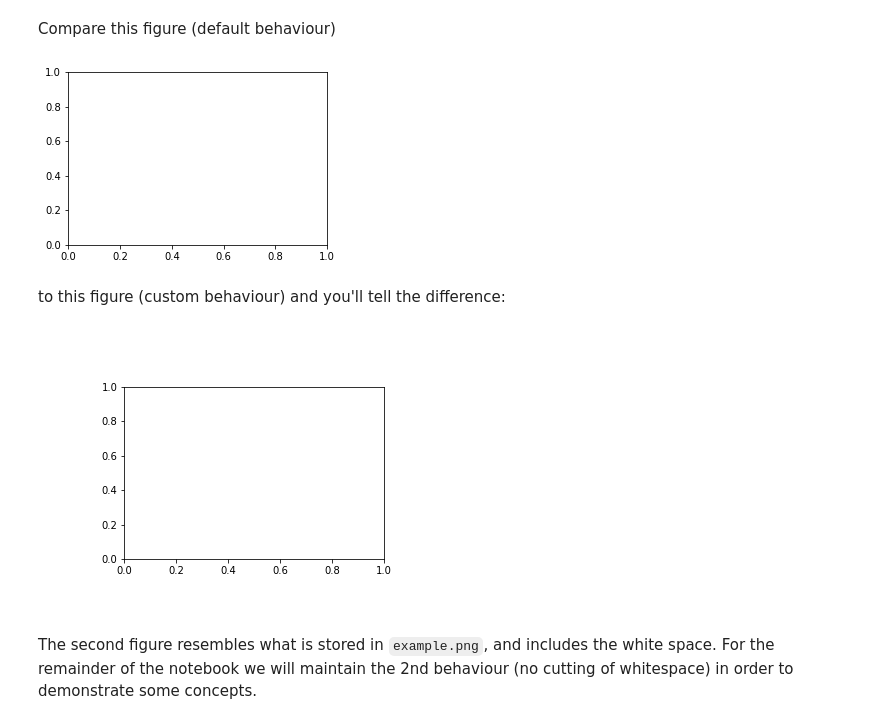
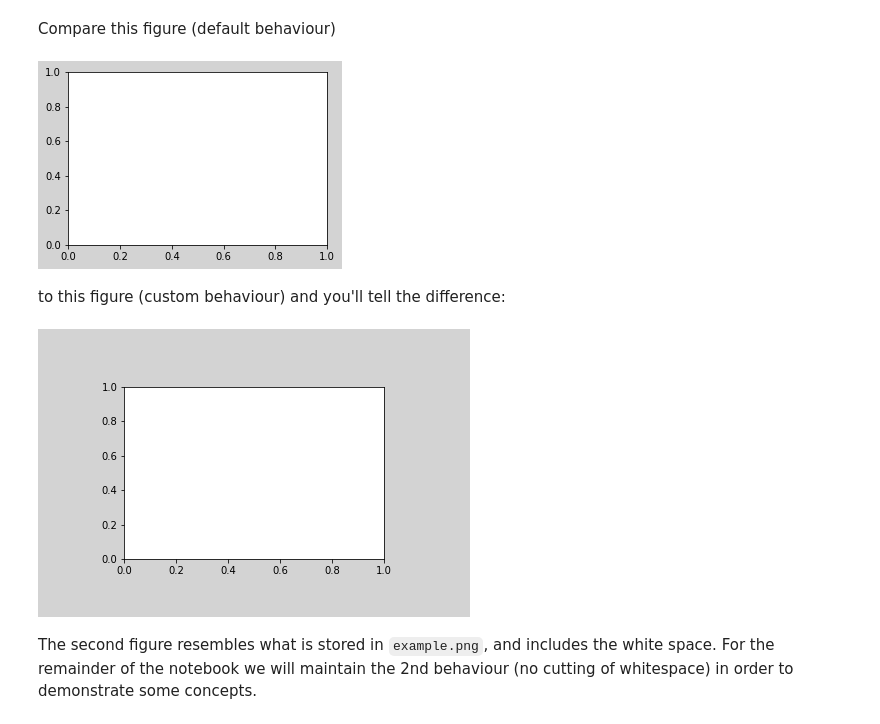
Before and after one commit to UU-IMAU/Python-for-lunch-Notebooks, a Jupyter notebook: PFL_07_matplotlib_basics/Matplotlib coordinate systems.ipynb, the cells around one changed output. Drawn from its saved outputs; the diff is of its cells as text; code cells hidden in the pictures.

```diff
--- a/PFL_07_matplotlib_basics/Matplotlib coordinate systems.ipynb
+++ b/PFL_07_matplotlib_basics/Matplotlib coordinate systems.ipynb
@@ -40,19 +40,19 @@ def disable_cut_whitespace_inline():
 Compare this figure (default behaviour)
 # %%
 enable_cut_whitespace_inline()
-fig = plt.figure()
+fig = plt.figure(facecolor='lightgrey')
 ax = fig.add_axes((0.2, 0.2, 0.6, 0.6))
 fig.savefig('example.png')
 # %% [output]
-[figure, old version]
+[figure, new version]
 # %% [markdown]
 to this figure (custom behaviour) and you'll tell the difference:
 # %%
 disable_cut_whitespace_inline()
-fig = plt.figure()
+fig = plt.figure(facecolor='lightgrey')
 ax = fig.add_axes((0.2, 0.2, 0.6, 0.6))
 # %% [output]
-[figure, old version]
+[figure, new version]
 # %% [markdown]
 The second figure resembles what is stored in `example.png`, and includes the white space. For the remainder of the notebook we will maintain the 2nd behaviour (no cutting of whitespace) in order to demonstrate some concepts.
 # %% [markdown]
```
Also changed, not shown: parts of 6 cells of this notebook.
